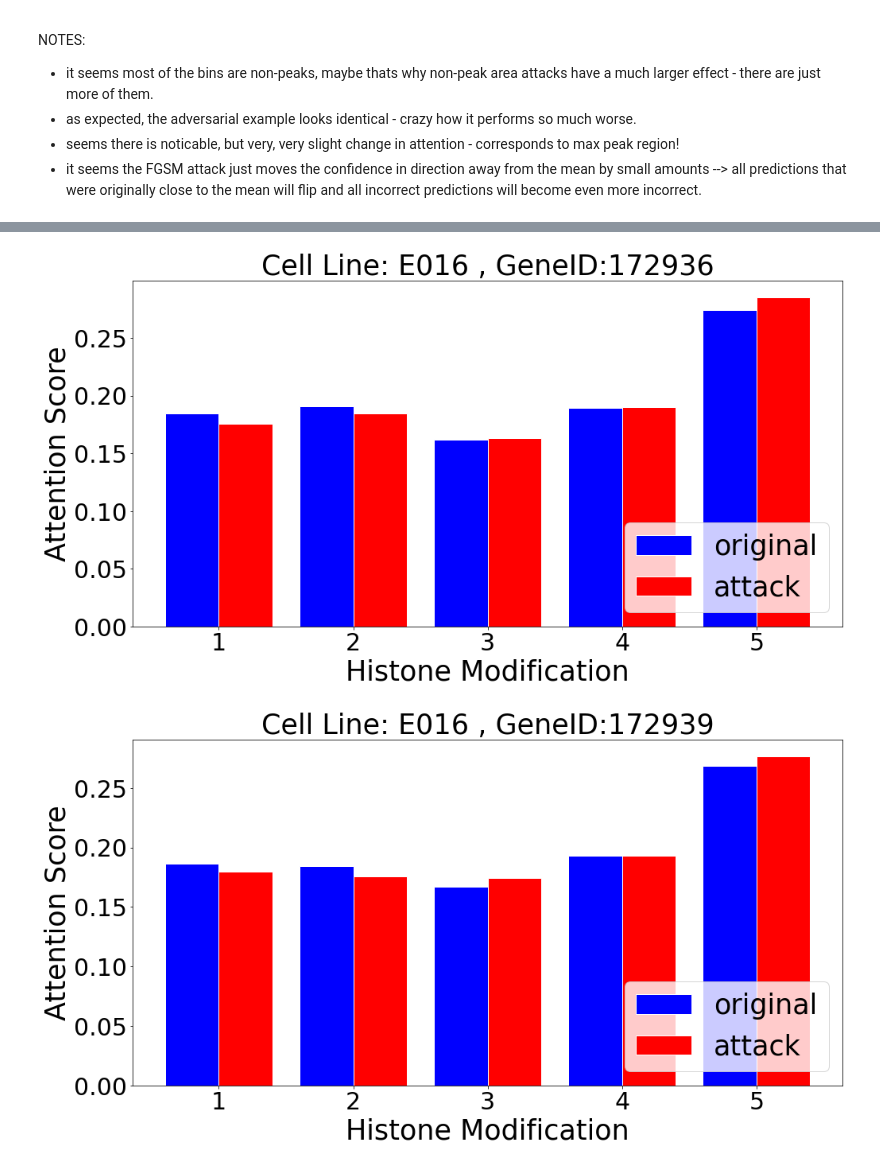
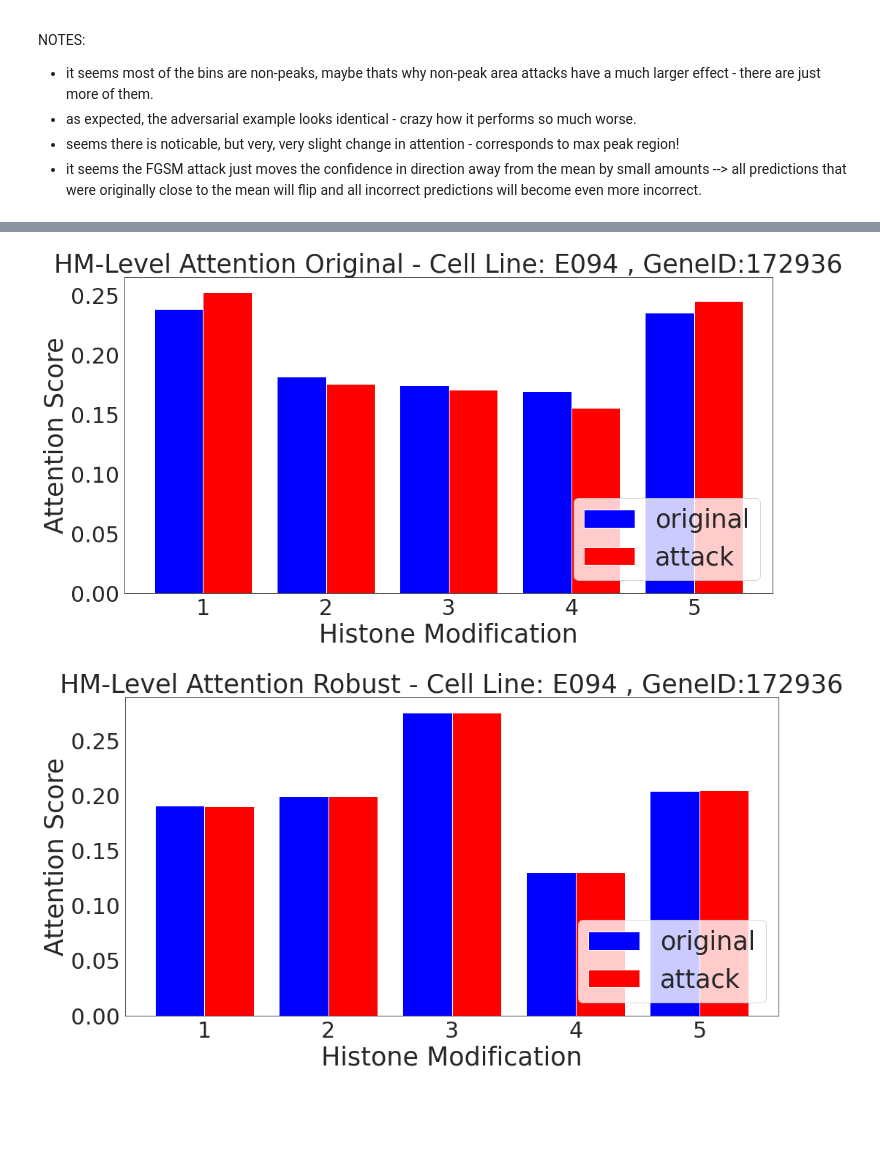
Before and after one commit to ivanjayapurna/adversarial_attack_attentivechrome, a Jupyter notebook: attack_visualisation.ipynb, the cells around one changed output, grey strips where cells are left out. Drawn from its saved outputs; the diff is of its cells as text; code cells hidden in the pictures; blank space fills up the shorter version.

```diff
--- a/attack_visualisation.ipynb
+++ b/attack_visualisation.ipynb
@@ -98,0 +91,17 @@ Attacked predictions max: 0.495  min: 0.386  avg: 0.476
+# %%
+plt.figure(num=None, figsize=(20, 20), dpi=80, facecolor='w', edgecolor='k')
+sns.set_style(style='white') #style='white' or 'darkgrid'
+#plt.xlabel("Gene Expression Predictions (Sigmoid Output)")
+#plt.ylabel("Frequency")
+plt.xlabel("Original Predictions")
+plt.ylabel("Attacked Predictions")
+sns.regplot(x=np.array(df['yho']), y=np.array(df['yha']), color='b', label='Original Trained')
+sns.regplot(x=np.array(df_robust['yho']), y=np.array(df_robust['yha']), color='r', label='Adversarial Trained')
+sns.lineplot(x=[0,np.max(df['yha'])],y=[0,np.max(df['yha'])], color='k')
+#sns.distplot(np.array(df['yho']), label="Original Predictions")
+#sns.distplot(np.array(df['yha']), label="Attacked Predictions")
+plt.legend(loc="upper left", markerscale=3)
+plt.show()
+
+plt.cla()   # Clear axis
+plt.clf()   # Clear figure
@@ -122,0 +153,3 @@ orig_beta_df.head()
+# %%
+beta_df_robust = pd.read_csv('./Results_all_adv_trained/' + CELL_LINE + '/' + CELL_LINE + '_attchrome/beta_attention.txt', header=None, index_col=0)
+beta_df_robust.head()
@@ -122,0 +164,3 @@ orig_beta_df.head()
+# %%
+orig_beta_df_robust = pd.read_csv('./Results_all_adv_trained/' + CELL_LINE + '/' + CELL_LINE + '_attchrome/orig_beta_attention.txt', header=None, index_col=0)
+orig_beta_df_robust.head()
@@ -172,24 +235,41 @@ for GENE_INDEX in GENE_INDEXs:
 # %%
 # CHOOSE WHICH GENE TO PLOT (number in range from 0-6599)
-GENE_INDEXs = [0, 2, 31]
+GENE_INDEXs = [0, 6375, 3055, 914]
 
 for GENE_INDEX in GENE_INDEXs:
     data = [beta_df.iloc[GENE_INDEX], orig_beta_df.iloc[GENE_INDEX]]
     barWidth = 0.60
     gap = 1.5
     plt.figure(figsize=(16, 8))
     colors = ['blue', 'red']
     labels = ['original', 'attack']
     for i, results in enumerate(data):
       r = np.arange(len(results)) * gap + i * barWidth
       plt.bar(r, results, color=colors[i], width=barWidth, edgecolor='white', label=labels[i], linewidth=[1 for _ in results])
 
-    plt.title('Cell Line: ' + CELL_LINE + ' , GeneID:' + str(beta_df.index[GENE_INDEX]))
+    plt.title('HM-Level Attention Original - ' + 'Cell Line: ' + CELL_LINE + ' , GeneID:' + str(beta_df.index[GENE_INDEX]))
     plt.xlabel('Histone Modification')
     plt.ylabel('Attention Score')
     plt.xticks([r * gap + 1/len(data) * barWidth for r in range(len(results))], np.arange(1,6))
     plt.legend(loc='lower right')
     plt.show()
+
+    data = [beta_df_robust.iloc[GENE_INDEX], orig_beta_df_robust.iloc[GENE_INDEX]]
+    barWidth = 0.60
+    gap = 1.5
+    plt.figure(figsize=(16, 8))
+    colors = ['blue', 'red']
+    labels = ['original', 'attack']
+    for i, results in enumerate(data):
+      r = np.arange(len(results)) * gap + i * barWidth
+      plt.bar(r, results, color=colors[i], width=barWidth, edgecolor='white', label=labels[i], linewidth=[1 for _ in results])
+
+    plt.title('HM-Level Attention Robust - ' + 'Cell Line: ' + CELL_LINE + ' , GeneID:' + str(beta_df.index[GENE_INDEX]))
+    plt.xlabel('Histone Modification')
+    plt.ylabel('Attention Score')
+    plt.xticks([r * gap + 1/len(data) * barWidth for r in range(len(results))], np.arange(1,6))
+    plt.legend(loc='lower right')
+    plt.show()
 # %% [output]
-[figure, old version]
+[figure, new version]
-[figure, old version]
+[figure, new version]
```
Also changed, not shown: parts of 13 cells of this notebook, 5 other files.
